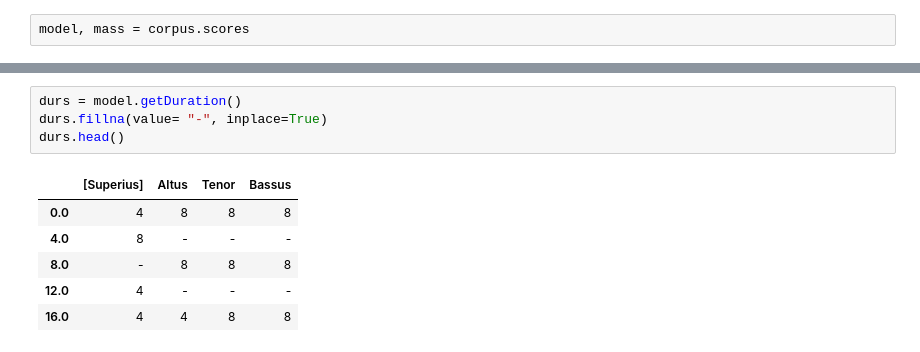
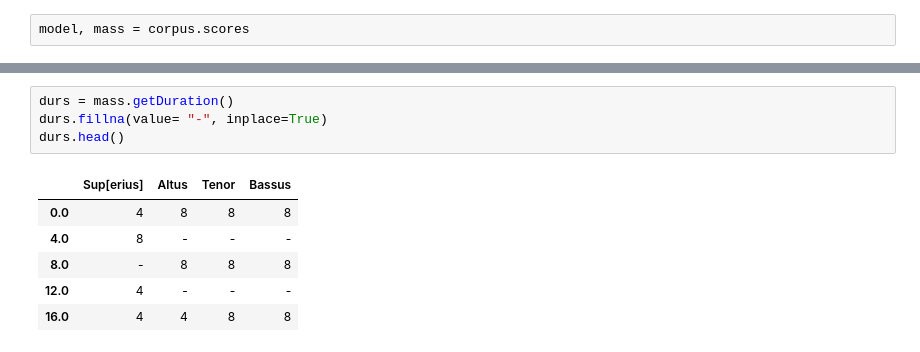
Before and after one commit to RichardFreedman/CRIM-Project-RF, a Jupyter notebook: CRIM_Intervals_2_0.ipynb, the cells around one changed output, grey strips where cells are left out. Saved outputs shown, nothing was run; the diff lists cells and outputs as text.

```diff
--- a/CRIM_Intervals_2_0.ipynb
+++ b/CRIM_Intervals_2_0.ipynb
@@ -41,9 +101,9 @@ notes.head()
 # %%
-durs = model.getDuration()
+durs = mass.getDuration()
 durs.fillna(value= "-", inplace=True)
 durs.head()
 # %% [output]
-|  | [Superius] | Altus | Tenor | Bassus |
+|  | Sup[erius] | Altus | Tenor | Bassus |
 | 0.0 | 4 | 8 | 8 | 8 |
 | 4.0 | 8 | - | - | - |
 | 8.0 | - | 8 | 8 | 8 |
```
Also changed, not shown: parts of 18 cells of this notebook.
